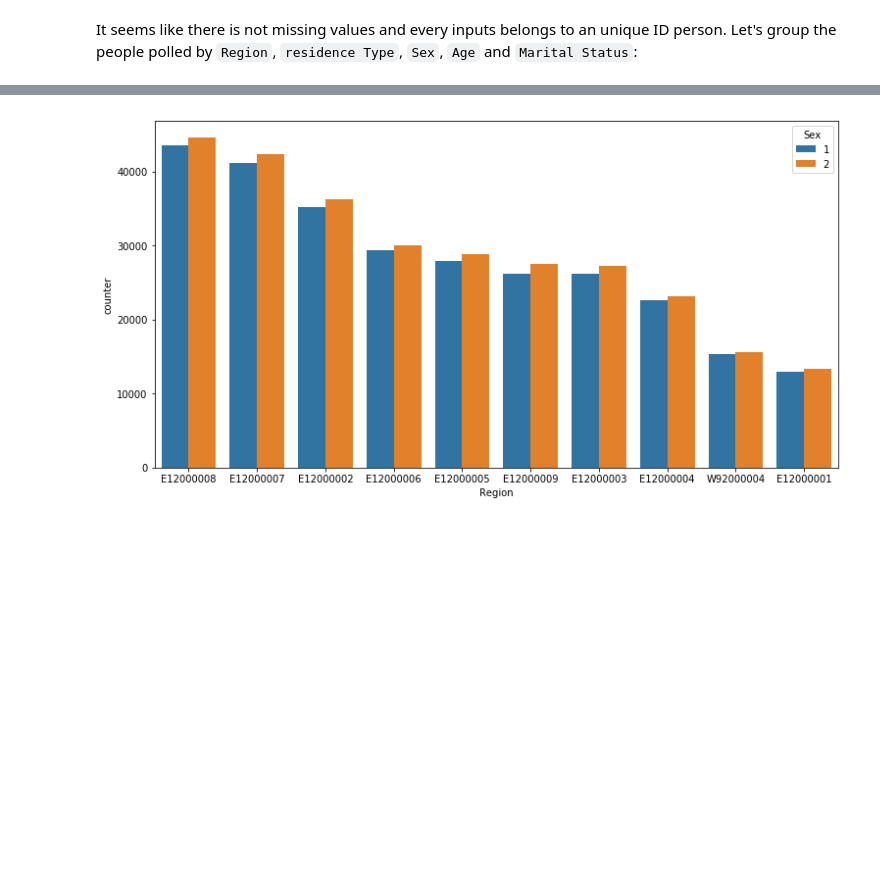
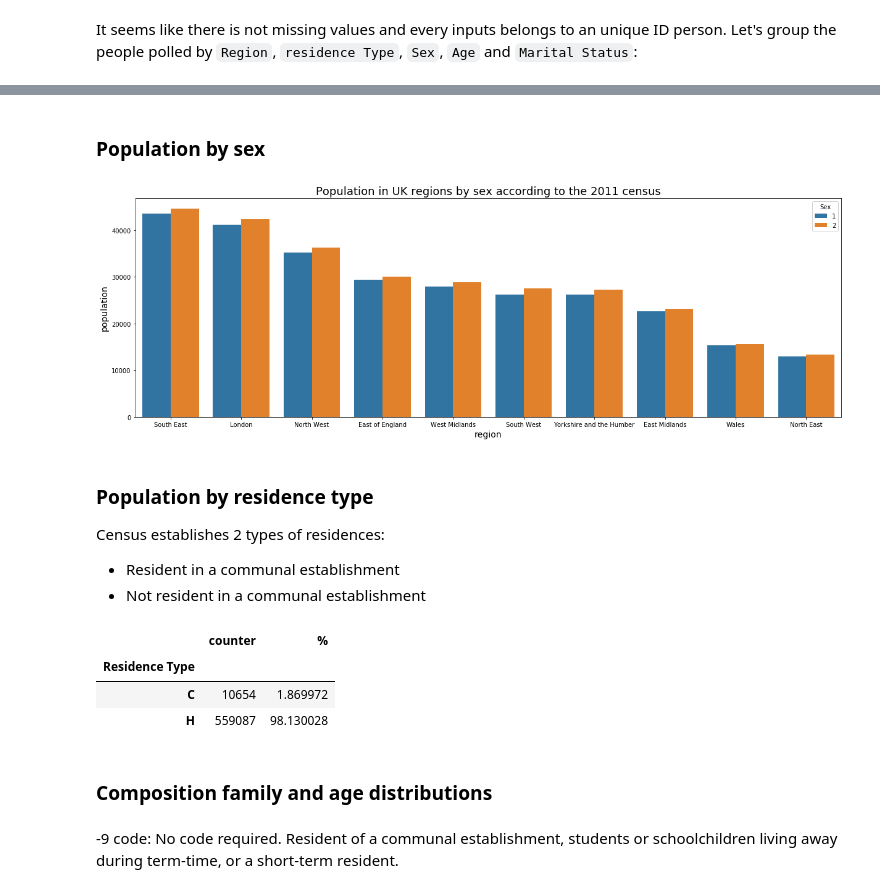
Before and after one commit to Daesparz/Conundrum_7, a Jupyter notebook: exploratory_data_analysis.ipynb, the cells around one changed output, grey strips where cells are left out. Cells and saved outputs as stored; diff of their text form; code cells hidden in the pictures; blank space fills up the shorter version.

```diff
--- a/exploratory_data_analysis.ipynb
+++ b/exploratory_data_analysis.ipynb
@@ -66,4 +68,4 @@ df_group['counter'] = 1
 # %%
 df_groupRegion = df_group.groupby('Region').count().sort_values(by='Person ID', ascending=False).counter
 # %%
-pd.concat([df_groupRegion, df_region], axis=1, sort=False)
+df1 = pd.concat([df_groupRegion, df_region], axis=1, sort=False)
@@ -81,0 +72,3 @@ pd.concat([df_groupRegion, df_region], axis=1, sort=False)
+# %%
+df1['%'] = (df1.counter/df1.counter.sum())*100
+df1
@@ -82,9 +87,21 @@ pd.concat([df_groupRegion, df_region], axis=1, sort=False)
+# %% [markdown]
+### Population by sex
 # %%
 df_groupRegionSex = df_group.groupby(['Region', 'Sex']).count().sort_values(by='Person ID', ascending=False).counter
 # %%
 sex = pd.DataFrame({'Sex':[1,2], 'Initials':['M', 'F']})
 # %%
-_ = plt.figure(figsize=(12.5, 6.5))
+_ = plt.figure(figsize=(20.5, 6.5))
 _ = sns.barplot(x='Region', y='counter', hue="Sex", data=df_groupRegionSex.reset_index())
+_ = plt.xticks(np.arange(df1.shape[0]), df1.region_name)
+_ = plt.title('Population in UK regions by sex according to the 2011 census', size=18)
+_ = plt.ylabel('population', size=14)
+_ = plt.xlabel('region', size=14)
 # %% [output]
-[figure, old version]
+[figure, new version]
+# %% [markdown]
+### Population by residence type
+
+Census establishes 2 types of residences:
+- Resident in a communal establishment
+- Not resident in a communal establishment
@@ -90,0 +111,9 @@ _ = sns.barplot(x='Region', y='counter', hue="Sex", data=df_groupRegionSex.reset
+# %%
+df_groupResidence.loc[:, ['counter', '%']]
+# %% [output]
+|  | counter | % |
+| Residence Type |  |  |
+| C | 10654 | 1.869972 |
+| H | 559087 | 98.130028 |
+# %% [markdown]
+### Composition family and age distributions
@@ -90,0 +129,2 @@ _ = sns.barplot(x='Region', y='counter', hue="Sex", data=df_groupRegionSex.reset
+# %% [markdown]
+-9 code: No code required. Resident of a communal establishment, students or schoolchildren living away during term-time, or a short-term resident.
```
Also changed, not shown: parts of 17 cells of this notebook.
